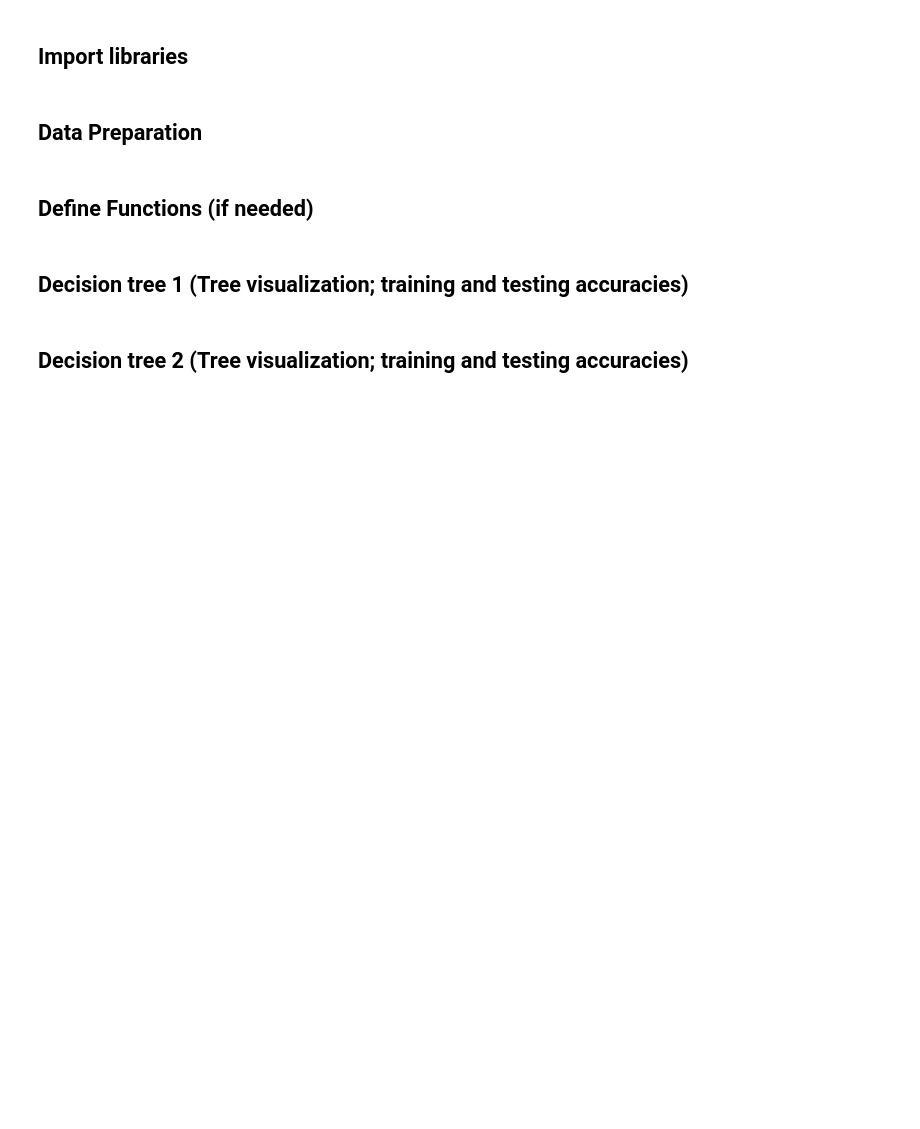
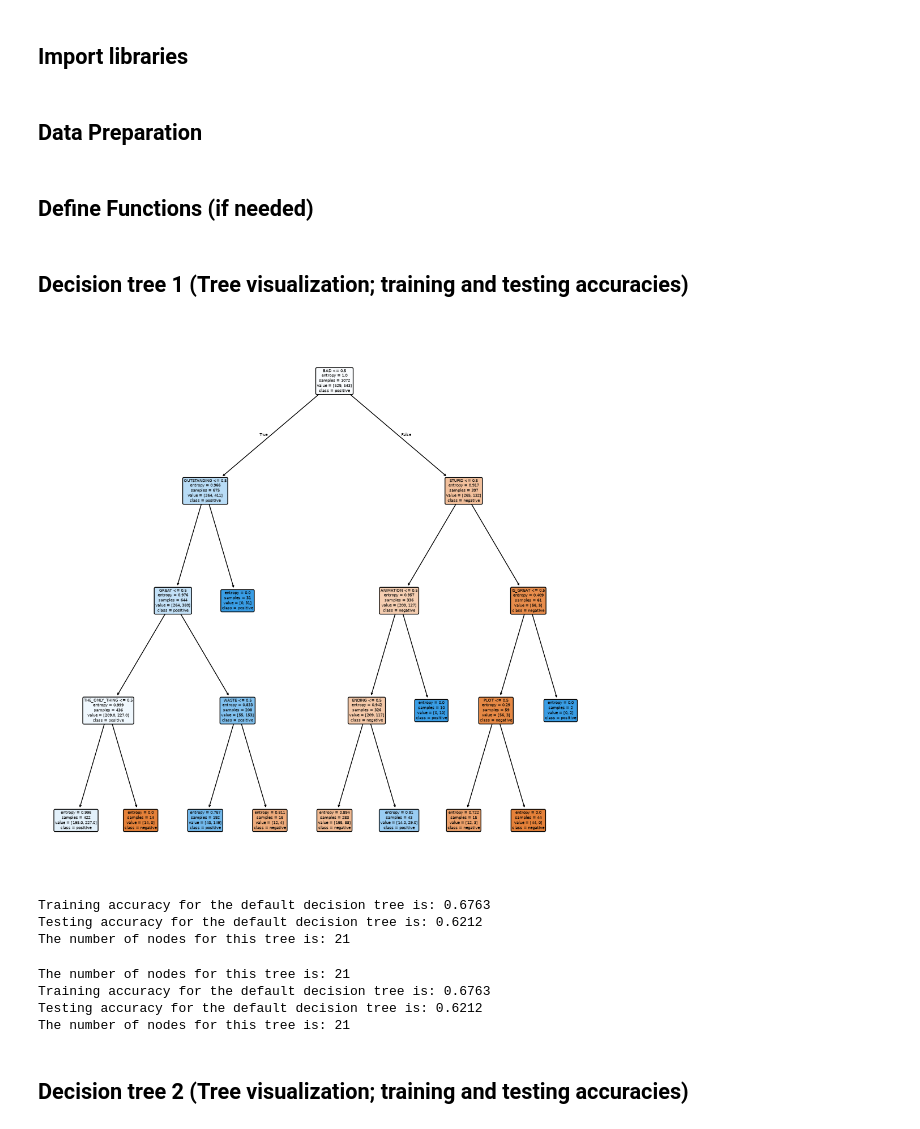
Before and after one commit to sabrinali11/comm4259-work, a Jupyter notebook: assignment_01/Assignment_01-Decision_Trees.ipynb, the cells around one changed output. Saved outputs shown, nothing was run; the diff lists cells and outputs as text; code cells hidden in the pictures; blank space fills up the shorter version.

```diff
--- a/assignment_01/Assignment_01-Decision_Trees.ipynb
+++ b/assignment_01/Assignment_01-Decision_Trees.ipynb
@@ -80,8 +97,57 @@ print(sklearn.__version__)
 # %% [markdown]
 ## Data Preparation
+# %%
+train = pd.read_csv("MovieReviews_Train.csv")
+test = pd.read_csv("MovieReviews_Test.csv")
+X_train = train.drop(columns="Polarity")
+y_train = train["Polarity"]
+X_test = test.drop(columns="Polarity")
+y_test = test["Polarity"]
 # %% [markdown]
 ## Define Functions (if needed)
+# %%
+def viz_tree_fig(dt, fnames, cnames, figname=None, show=True):
+    fig, ax = plt.subplots(figsize=(10, 10))
+    plot_tree(
+        dt,
+        feature_names=fnames,
+        class_names=[str(c) for c in cnames],  # ensure strings
+        rounded=True,
+        filled=True,
+        ax=ax
+    )
+    fig.tight_layout()
+
+    if figname:  # save if a filename is provided
+        fig.savefig(figname, bbox_inches="tight")
+
+    if show:     # display in the notebook
+        display(fig)
+
+    plt.close(fig)  # avoid duplicate displays in later cells
 # %% [markdown]
 ## Decision tree 1 (Tree visualization; training and testing accuracies)
+# %%
+tree1 = DecisionTreeClassifier(criterion="entropy", random_state=1, min_impurity_decrease=0.002, max_depth=4,random_state = 1)
+tree1 = tree1.fit(X_train,y_train)
+
+viz_tree_fig(tree1, X_train.columns, tree1.classes_, "tree1.pdf")
+# %% [output]
+[figure, added]
+Training accuracy for the default decision tree is: 0.6763
+Testing accuracy for the default decision tree is: 0.6212
+The number of nodes for this tree is: 21
+# %%
+# Calculate accuracy
+y_pred_train = tree1.predict(X_train)
+print(f"Training accuracy for the default decision tree is: {accuracy_score(y_train, y_pred_train):.4f}")
+y_pred_test = tree1.predict(X_test)
+print(f"Testing accuracy for the default decision tree is: {accuracy_score(y_test, y_pred_test):.4f}")
+print(f"The number of nodes for this tree is: {tree1.tree_.node_count}")
+# %% [output]
+The number of nodes for this tree is: 21
+Training accuracy for the default decision tree is: 0.6763
+Testing accuracy for the default decision tree is: 0.6212
+The number of nodes for this tree is: 21
 # %% [markdown]
 ## Decision tree 2 (Tree visualization; training and testing accuracies)
```
Also changed, not shown: parts of 20 cells of this notebook, 16 other files.
